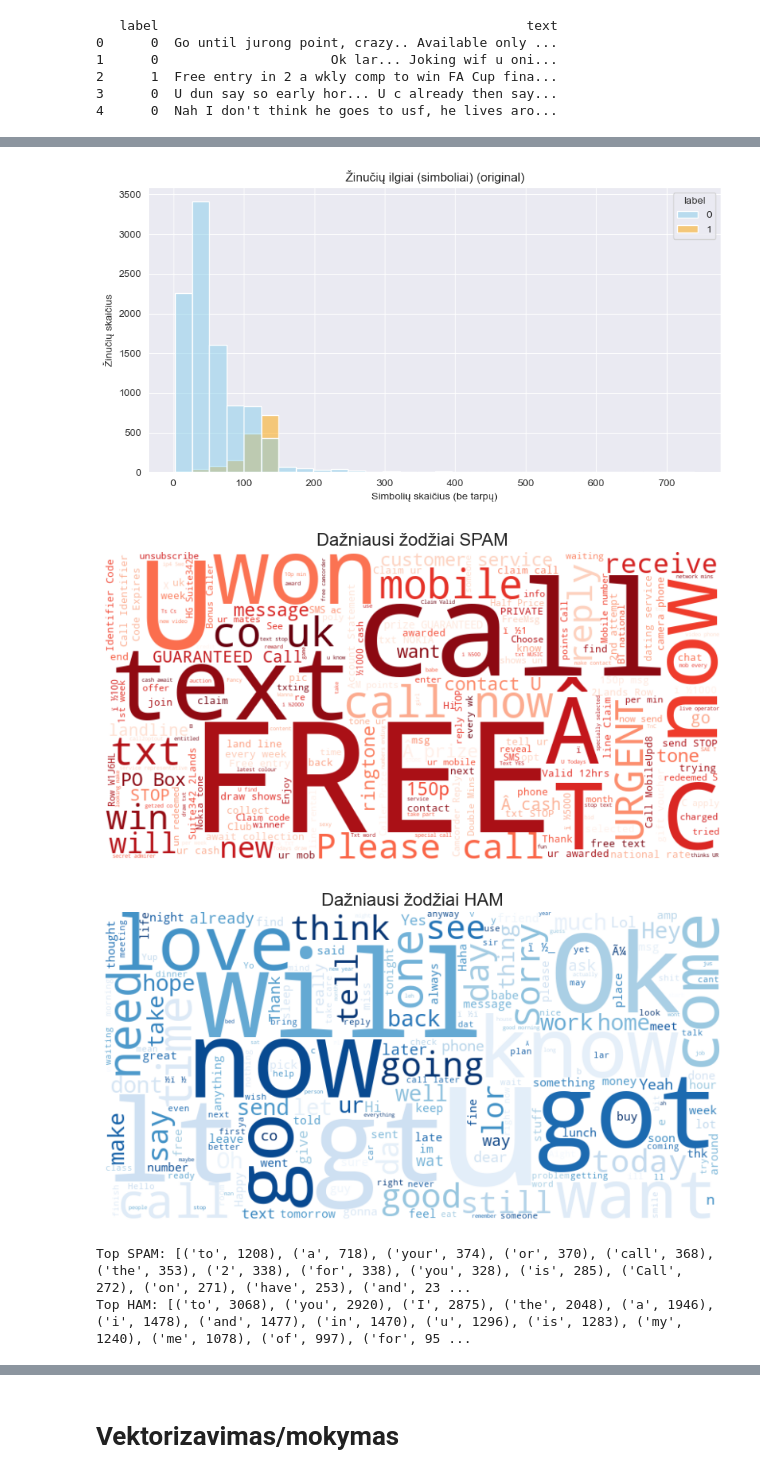
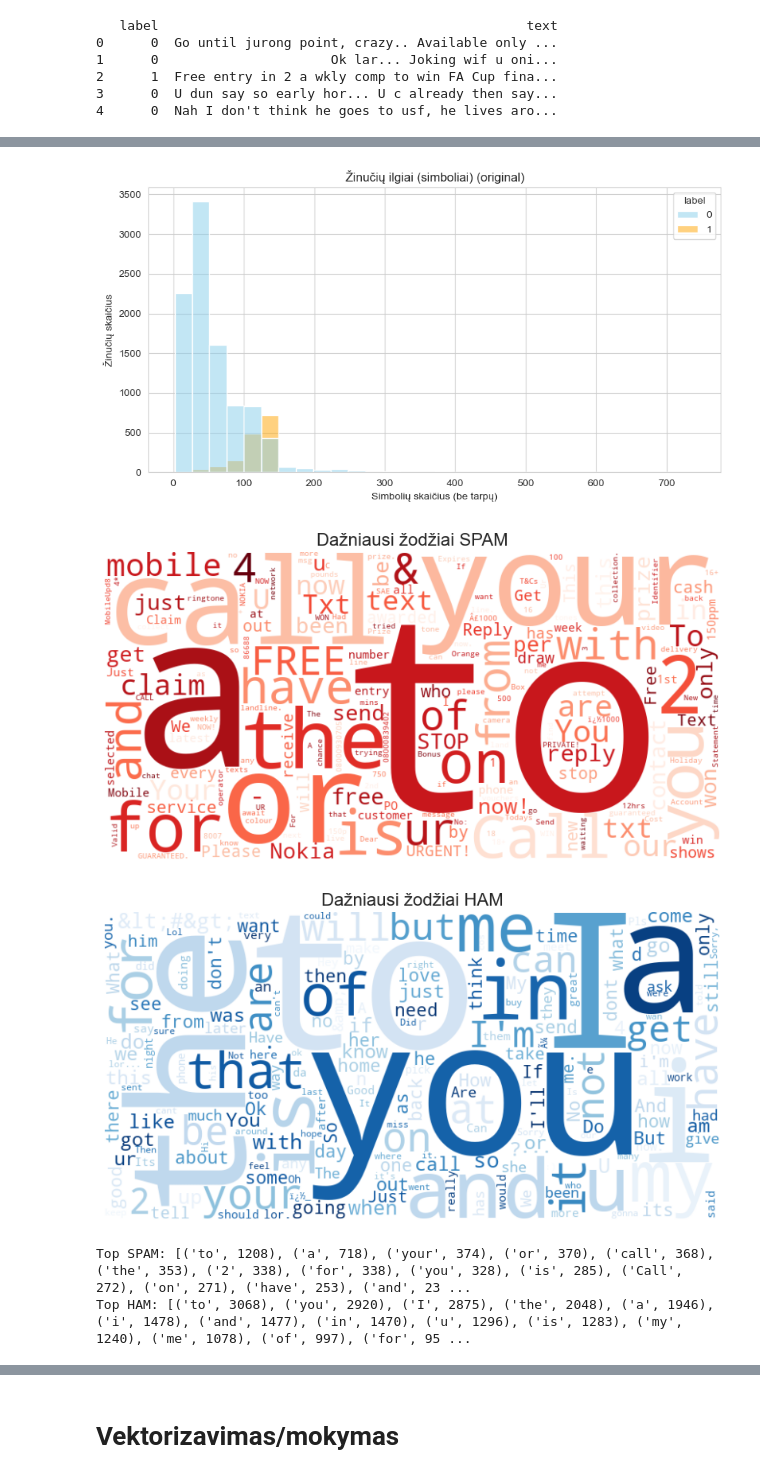
Before and after one commit to Sitri397/NLP, a Jupyter notebook: NLP.ipynb, the cells around one changed output, grey strips where cells are left out. Drawn from its saved outputs; the diff is of its cells as text; code cells hidden in the pictures.

```diff
--- a/NLP.ipynb
+++ b/NLP.ipynb
@@ -67,38 +67,52 @@ def plot_histograms(df, suffix=""):
     plt.figure(figsize=(10,5))
     sns.histplot(df, x='char_count', hue='label', bins=30, kde=False, palette={0:'skyblue',1:'orange'})
     plt.xlabel("Simbolių skaičius (be tarpų)")
     plt.ylabel("Žinučių skaičius")
     plt.title(f"Žinučių ilgiai (simboliai) {suffix}")
     plt.show()
 
 plot_histograms(df, "(original)")
 
+from wordcloud import WordCloud
+import matplotlib.pyplot as plt
+from collections import Counter
+
 def plot_wordcloud(df, label, title):
-    text = " ".join(df[df['label']==label]['text'])
-    plt.figure(figsize=(10,6))
-    wc = WordCloud(width=800, height=400, background_color='white', colormap='Reds' if label==1 else 'Blues').generate(text)
+    text = " ".join(df[df['label'] == label]['text'])
+
+    word_freq = Counter(text.split())
+
+    wc = WordCloud(
+        width=800,
+        height=400,
+        background_color='white',
+        colormap='Reds' if label == 1 else 'Blues'
+    ).generate_from_frequencies(word_freq)
+
+    plt.figure(figsize=(10, 6))
     plt.imshow(wc, interpolation='bilinear')
     plt.axis('off')
     plt.title(title, fontsize=16)
     plt.show()
+
 
 plot_wordcloud(df, 1, "Dažniausi žodžiai SPAM")
 plot_wordcloud(df, 0, "Dažniausi žodžiai HAM")
 
 def get_top_words(df, label, n=20):
     words = " ".join(df[df['label']==label]['text']).split()
     counter = Counter(words)
     return counter.most_common(n)
 
 top_spam = get_top_words(df, 1)
 top_ham = get_top_words(df, 0)
 print("Top SPAM:", top_spam)
 print("Top HAM:", top_ham)
 # %% [output]
 [figure]
 [figure]
-[figure, old version]
+[figure, new version]
-[figure, old version]
+[figure, new version]
 Top SPAM: [('to', 1208), ('a', 718), ('your', 374), ('or', 370), ('call', 368), ('the', 353), ('2', 338), ('for', 338), ('you', 328), ('is', 285), ('Call', 272), ('on', 271), ('have', 253), ('and', 23 ...
 Top HAM: [('to', 3068), ('you', 2920), ('I', 2875), ('the', 2048), ('a', 1946), ('i', 1478), ('and', 1477), ('in', 1470), ('u', 1296), ('is', 1283), ('my', 1240), ('me', 1078), ('of', 997), ('for', 95 ...
 # %%
```
Also changed, not shown: parts of 6 cells of this notebook.
